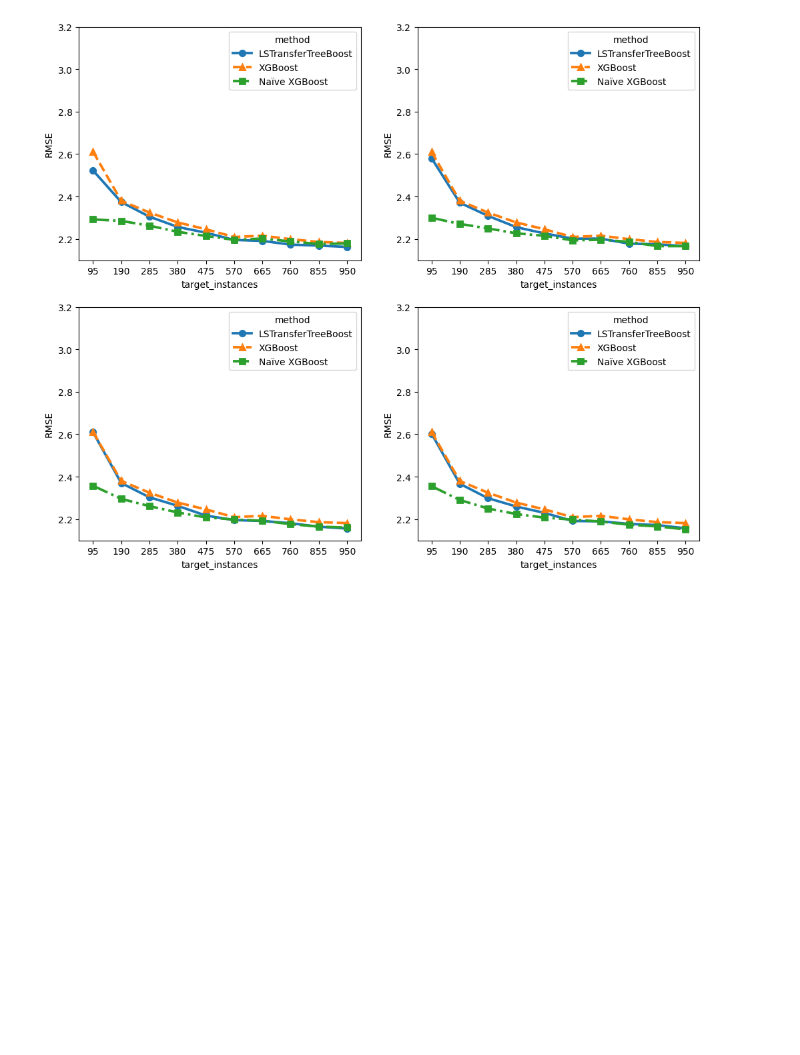
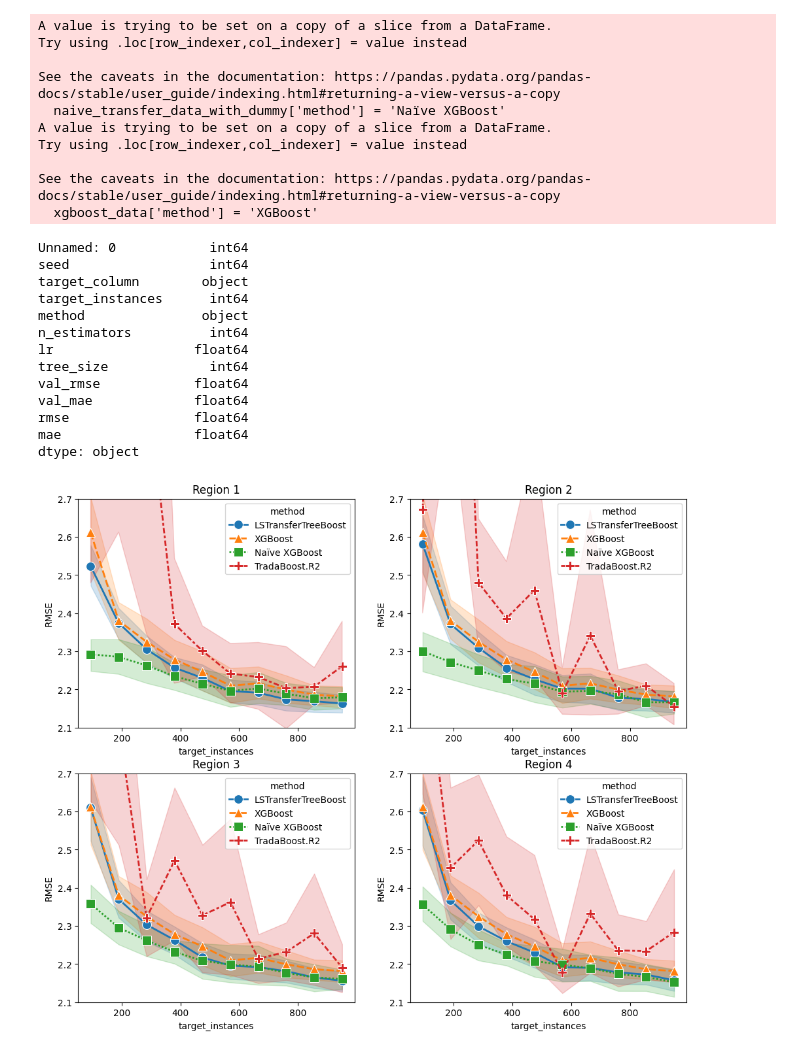
Before and after one commit to DageBjorne/transfertreeboost, a Jupyter notebook: experiments/viz_rs.ipynb, the cells around one changed output. Drawn from its saved outputs; the diff is of its cells as text; code cells hidden in the pictures; blank space fills up the shorter version.

```diff
--- a/experiments/viz_rs.ipynb
+++ b/experiments/viz_rs.ipynb
@@ -141,6 +174,7 @@ for d in [1,2,3,4]:
     dat = pd.read_csv(f'../results/LSTransferTreeBoost_ablation_rs_{d}_250927.csv', index_col = [0])
     dat = dat.reset_index(drop=True)
     dat = dat.sort_values(by = ['seed', 'target_instances', 'v', 'source_tree_size', 'target_tree_size', 'k', 'm_0'])
+    #dat = dat[dat['seed'].isin([1, 2, 3])]
 
     best_LSTransferTreeBoost, best_params_for_us = topk_per_d_per_method(
         dat,
@@ -184,11 +218,13 @@ for d in [1,2,3,4]:
 
 
 
-    trada = pd.read_csv(f'../results/tradaboost_ablation_rs.csv')
+    trada = pd.read_csv(f'../results/tradaboost_ablation_rs_{d}_251001.csv')
     trada = trada.rename(columns = {'train_size_': 'target_instances'})
+    trada['method'] = 'TradaBoost.R2'
+    print(trada.dtypes)
     best_tradaboost, kk = topk_per_d_per_method(
         trada,
-    ['target_column', 'target_instances', 'n_estimators','lr','tree_size'], k=5
+    ['target_column', 'target_instances', 'n_estimators','lr','tree_size'], k=10
     )
 
 
@@ -198,12 +234,40 @@ for d in [1,2,3,4]:
     #df = pd.concat([df, best_naive_transfer])
     df = pd.concat([df, best_naive_transfer_with_dummy])
     #df = pd.concat([df, best_mlp])
-    #df = pd.concat([df, best_tradaboost])
+    df = pd.concat([df, best_tradaboost])
     plt.subplot(2,2,d)
-    sns.pointplot(data = df[df['target_column'] == target_column], x = 'target_instances', y = 'rmse', hue = 'method',  errorbar=None,
-                    markers=['o', '^', 's'], markersize=6, linestyles=['-', '--', '-.', ':', (0, (3, 1, 1, 1))])
+
+    marker_dict = {
+    'LSTransferTreeBoost': 'o',
+    'XGBoost': '^',
+    'Naïve XGBoost': 's',
+    'Finetuned MLP': 'D',
+    'TradaBoost.R2': 'P'
+}
+
+    linestyles_dict = {
+        'LSTransferTreeBoost': '-',
+        'XGBoost': '--',
+        'Naïve XGBoost': '-.',
+        'Finetuned MLP': ':',
+        'TradaBoost.R2': (0, (3, 1, 1, 1)),
+    }
+
+    linestyles_dict=['-', '--', '-.', ':', (0, (3, 1, 1, 1))]
+
+
+    sns.lineplot(
+    data=df,
+    x='target_instances', y='rmse', hue='method',
+    style='method',                # needed to activate markers/dashes mapping
+    markers=marker_dict,            # adds shaded confidence intervals
+    linewidth=2,
+    markersize=10,
+    errorbar='ci')
+
     plt.ylabel('RMSE')
-    plt.ylim([2.1, 3.2])
+    plt.ylim([2.1, 2.7])
+    plt.title(f'Region {d}')
     # grab the current legend
     handles, labels = plt.gca().get_legend_handles_labels()
 
@@ -222,7 +286,7 @@ for d in [1,2,3,4]:
         else:
             new_handles.append(h)
 
-plt.savefig('vizes/HGV_HGV.png', bbox_inches = 'tight', pad_inches = 0.1, dpi = 300)
+plt.savefig('vizes/HGV_HGV_all.png', bbox_inches = 'tight', pad_inches = 0.1, dpi = 300)
 # %% [output]
 A value is trying to be set on a copy of a slice from a DataFrame.
 Try using .loc[row_indexer,col_indexer] = value instead
@@ -244 +360,24 @@ See the caveats in the documentation: https://pandas.pydata.org/pandas-docs/stab
+A value is trying to be set on a copy of a slice from a DataFrame.
+Try using .loc[row_indexer,col_indexer] = value instead
+
+See the caveats in the documentation: https://pandas.pydata.org/pandas-docs/stable/user_guide/indexing.html#returning-a-view-versus-a-copy
+  naive_transfer_data_with_dummy['method'] = 'Naïve XGBoost'
+A value is trying to be set on a copy of a slice from a DataFrame.
+Try using .loc[row_indexer,col_indexer] = value instead
+
+See the caveats in the documentation: https://pandas.pydata.org/pandas-docs/stable/user_guide/indexing.html#returning-a-view-versus-a-copy
+  xgboost_data['method'] = 'XGBoost'
+Unnamed: 0            int64
+seed                  int64
+target_column        object
+target_instances      int64
+method               object
+n_estimators          int64
+lr                  float64
+tree_size             int64
+val_rmse            float64
+val_mae             float64
+rmse                float64
+mae                 float64
+dtype: object
-[figure, old version]
+[figure, new version]
```
Also changed, not shown: parts of 5 cells of this notebook, 3 other files.
